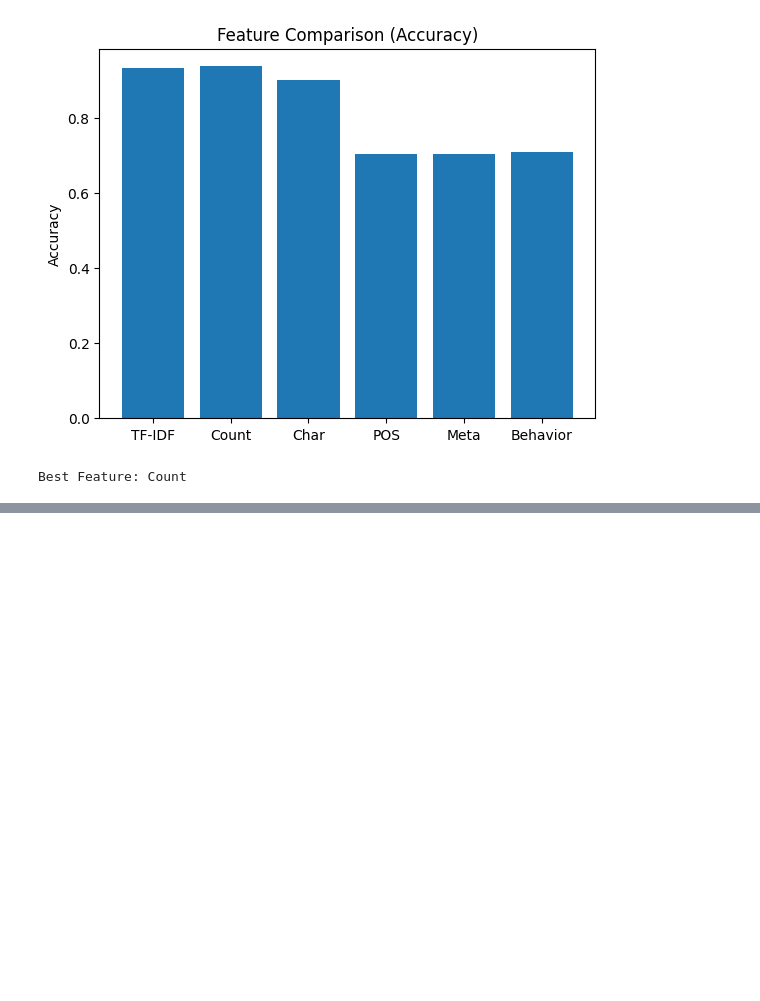
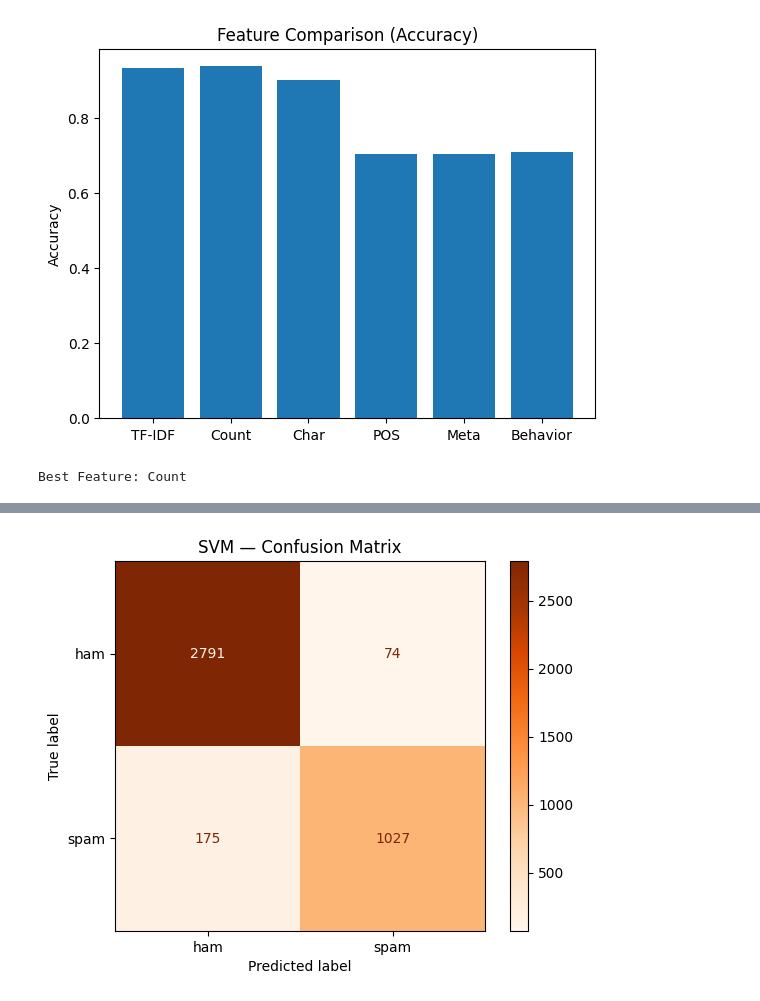
Before and after one commit to MoazIbrahem/Spam_NotSpam_Classification_NLP, a Jupyter notebook: NLP[Cleaning&Preprocessing&Features_engineering].ipynb, the cells around one changed output, grey strips where cells are left out. Cells and saved outputs as stored; diff of their text form; code cells hidden in the pictures; blank space fills up the shorter version.

```diff
--- a/NLP[Cleaning&Preprocessing&Features_engineering].ipynb
+++ b/NLP[Cleaning&Preprocessing&Features_engineering].ipynb
@@ -804,0 +811,15 @@ final = hstack([X2, X1, X3])
+# %%
+import warnings
+warnings.filterwarnings("ignore")
+from sklearn.metrics import (
+    accuracy_score, precision_score, recall_score,
+    f1_score, roc_auc_score, classification_report,
+    confusion_matrix, ConfusionMatrixDisplay, RocCurveDisplay
+)
+
+X_train, X_test, y_train, y_test = train_test_split(
+    final, y,
+    test_size=0.2,
+    random_state=42,
+    stratify=y
+)
@@ -804,0 +886,22 @@ final = hstack([X2, X1, X3])
+# %%
+from sklearn.svm import LinearSVC
+from sklearn.calibration import CalibratedClassifierCV
+
+svm_model = CalibratedClassifierCV(
+    LinearSVC(max_iter=3000, C=1.0),
+    cv=3
+)
+
+svm_model.fit(X_train, y_train)
+svm_preds = svm_model.predict(X_test)
+svm_proba = svm_model.predict_proba(X_test)[:, 1]
+
+print("SVM (Linear)")
+print("=" * 40)
+print(f"Accuracy  : {accuracy_score(y_test, svm_preds):.4f}")
+print(f"Precision : {precision_score(y_test, svm_preds):.4f}")
+print(f"Recall    : {recall_score(y_test, svm_preds):.4f}")
+print(f"F1        : {f1_score(y_test, svm_preds):.4f}")
+print(f"ROC-AUC   : {roc_auc_score(y_test, svm_proba):.4f}")
+print()
+print(classification_report(y_test, svm_preds, target_names=["ham", "spam"]))
@@ -804,0 +925,8 @@ final = hstack([X2, X1, X3])
+# %%
+## Confusion Matrix
+cm_svm = confusion_matrix(y_test, svm_preds)
+ConfusionMatrixDisplay(cm_svm, display_labels=["ham", "spam"]).plot(cmap="Oranges")
+plt.title("SVM — Confusion Matrix")
+plt.show()
+# %% [output]
+[figure, added]
```
Also changed, not shown: parts of 14 cells of this notebook.
